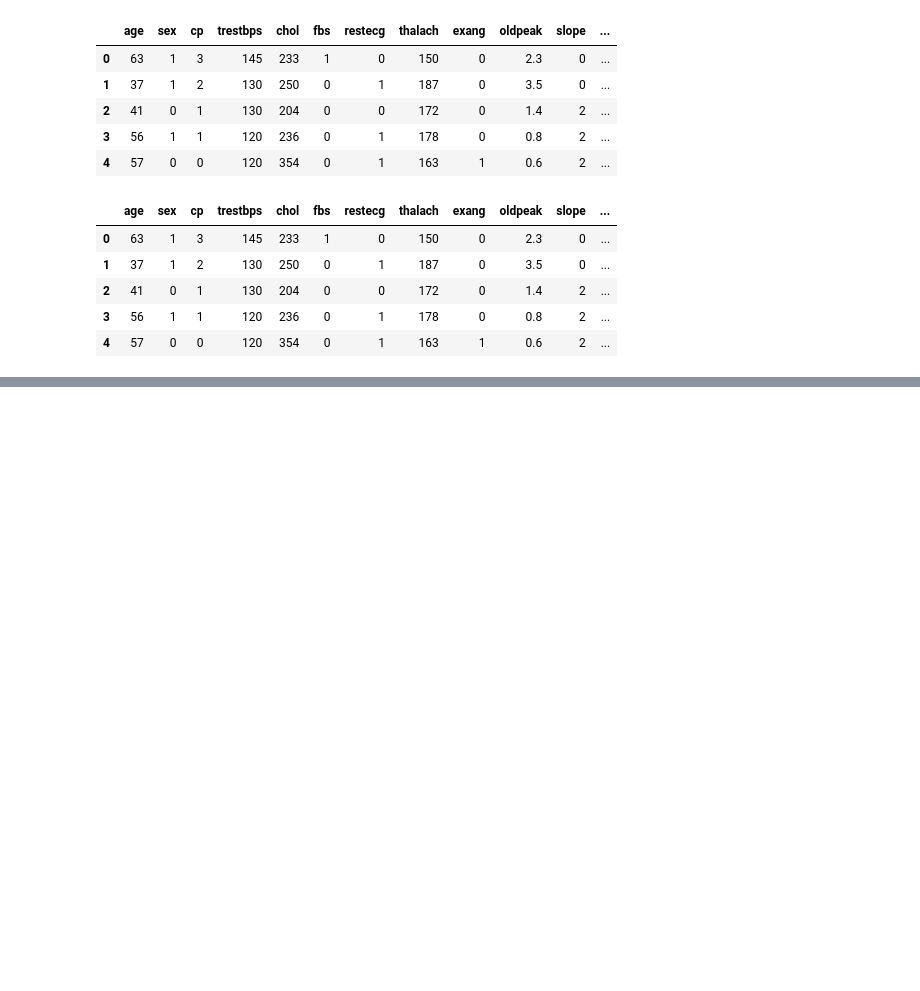
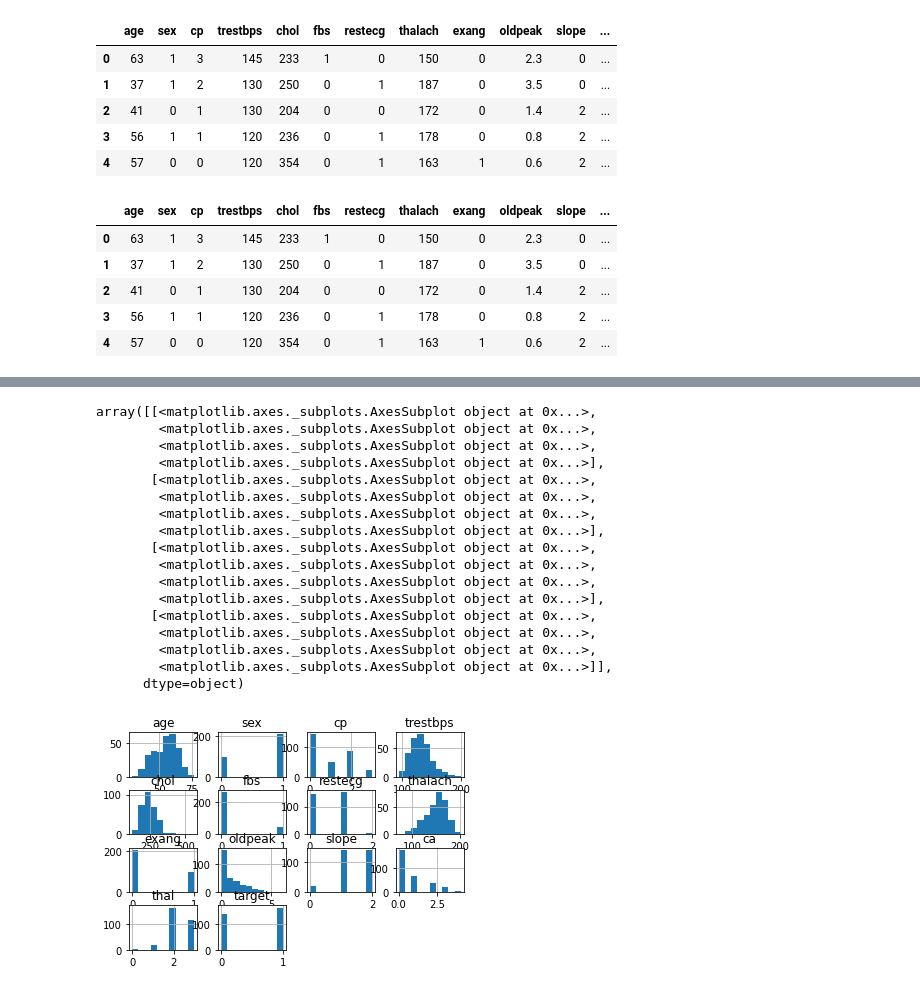
Before and after one commit to hackergod00001/various-data-exploration-operations-and-data-cleaning-using-python, a Jupyter notebook: DWM_exp_3.ipynb, the cells around one changed output, grey strips where cells are left out. Saved outputs shown, nothing was run; the diff lists cells and outputs as text; code cells hidden in the pictures; blank space fills up the shorter version.

```diff
--- a/DWM_exp_3.ipynb
+++ b/DWM_exp_3.ipynb
@@ -49,0 +292,21 @@ df2.head()
+# %%
+df.hist()
+# %% [output]
+array([[<matplotlib.axes._subplots.AxesSubplot object at 0x...>,
+        <matplotlib.axes._subplots.AxesSubplot object at 0x...>,
+        <matplotlib.axes._subplots.AxesSubplot object at 0x...>,
+        <matplotlib.axes._subplots.AxesSubplot object at 0x...>],
+       [<matplotlib.axes._subplots.AxesSubplot object at 0x...>,
+        <matplotlib.axes._subplots.AxesSubplot object at 0x...>,
+        <matplotlib.axes._subplots.AxesSubplot object at 0x...>,
+        <matplotlib.axes._subplots.AxesSubplot object at 0x...>],
+       [<matplotlib.axes._subplots.AxesSubplot object at 0x...>,
+        <matplotlib.axes._subplots.AxesSubplot object at 0x...>,
+        <matplotlib.axes._subplots.AxesSubplot object at 0x...>,
+        <matplotlib.axes._subplots.AxesSubplot object at 0x...>],
+       [<matplotlib.axes._subplots.AxesSubplot object at 0x...>,
+        <matplotlib.axes._subplots.AxesSubplot object at 0x...>,
+        <matplotlib.axes._subplots.AxesSubplot object at 0x...>,
+        <matplotlib.axes._subplots.AxesSubplot object at 0x...>]],
+      dtype=object)
+[figure, added]
```
Also changed, not shown: parts of 30 cells of this notebook.
